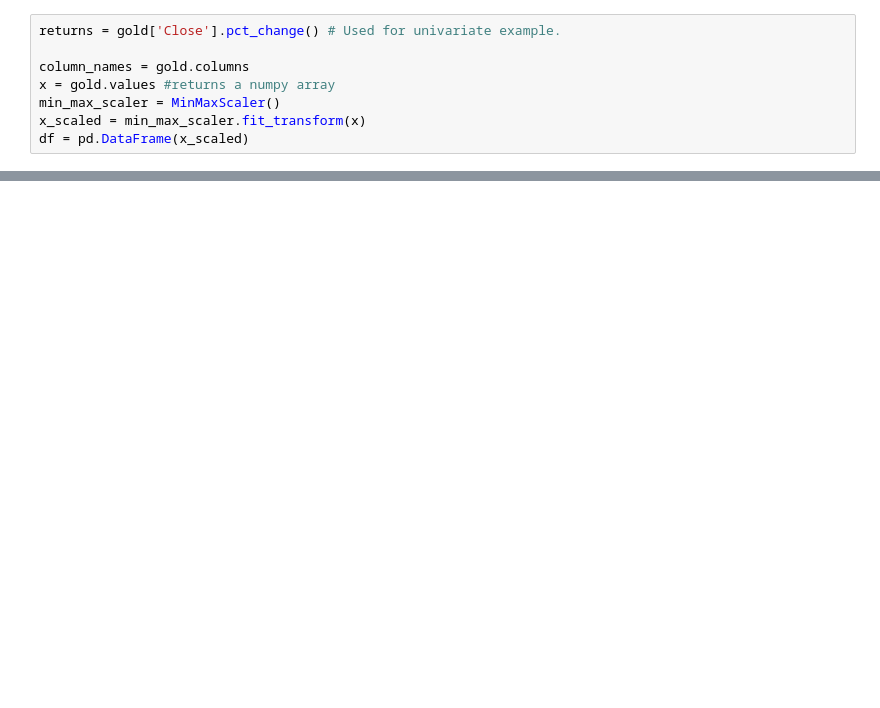
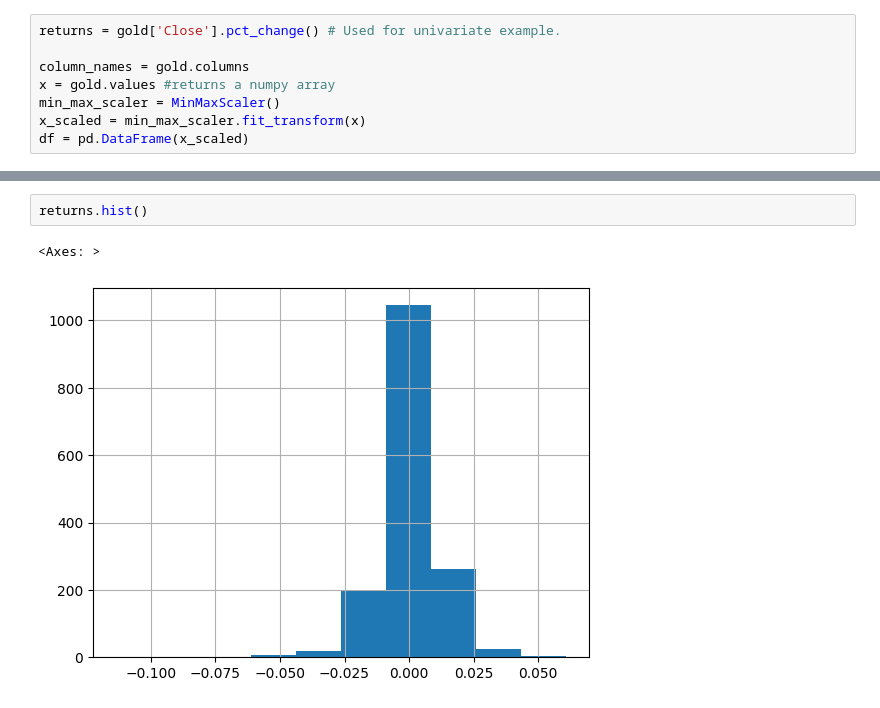
Before and after one commit to OthmaneAbder2303/Practical-Deep-Learning, a Jupyter notebook: GRU/gru_demo.ipynb, the cells around one changed output, grey strips where cells are left out. Drawn from its saved outputs; the diff is of its cells as text; blank space fills up the shorter version.

```diff
--- a/GRU/gru_demo.ipynb
+++ b/GRU/gru_demo.ipynb
@@ -67,0 +92,5 @@ pct_c_gold
+# %%
+returns.hist()
+# %% [output]
+<Axes: >
+[figure, added]
```
Also changed, not shown: parts of 26 cells of this notebook.
